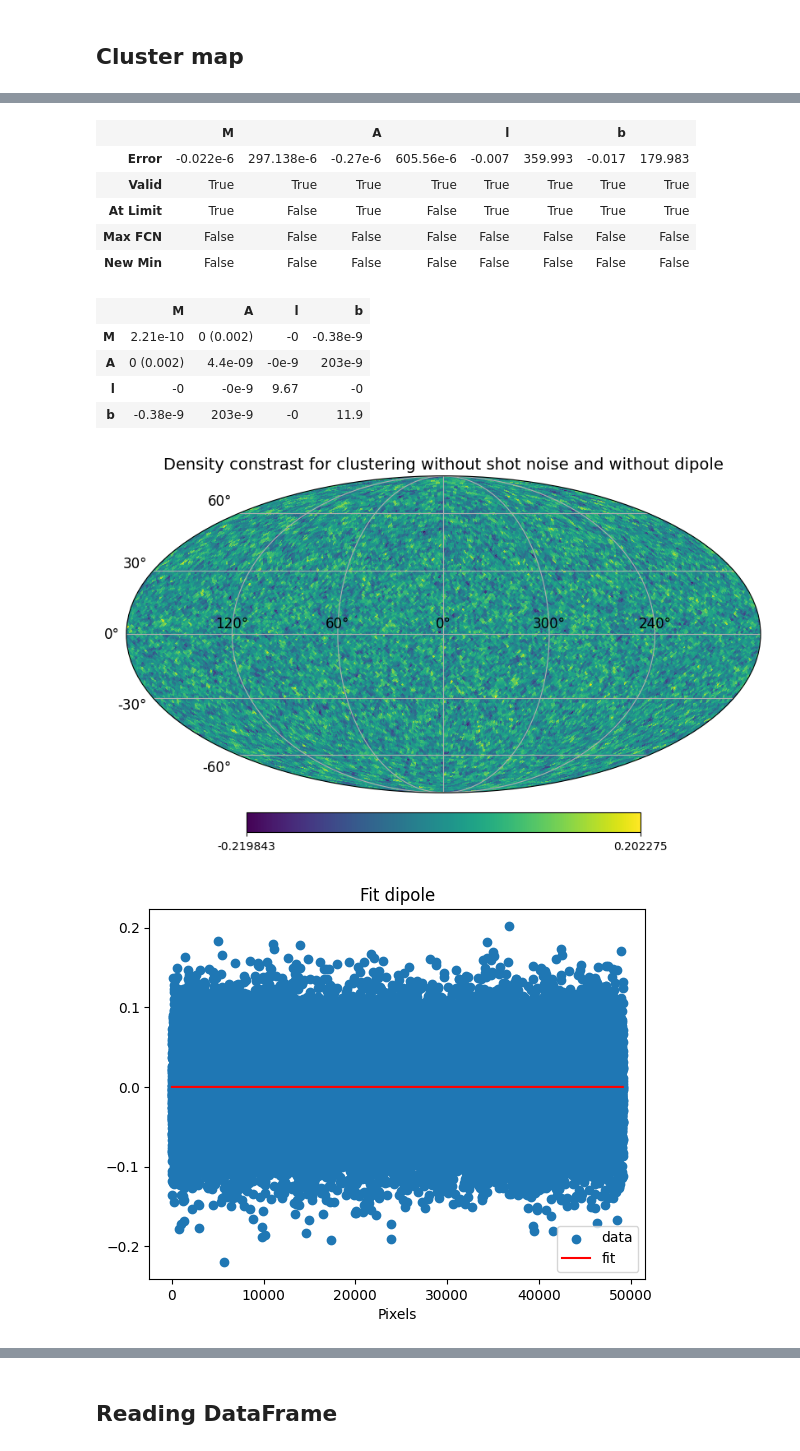
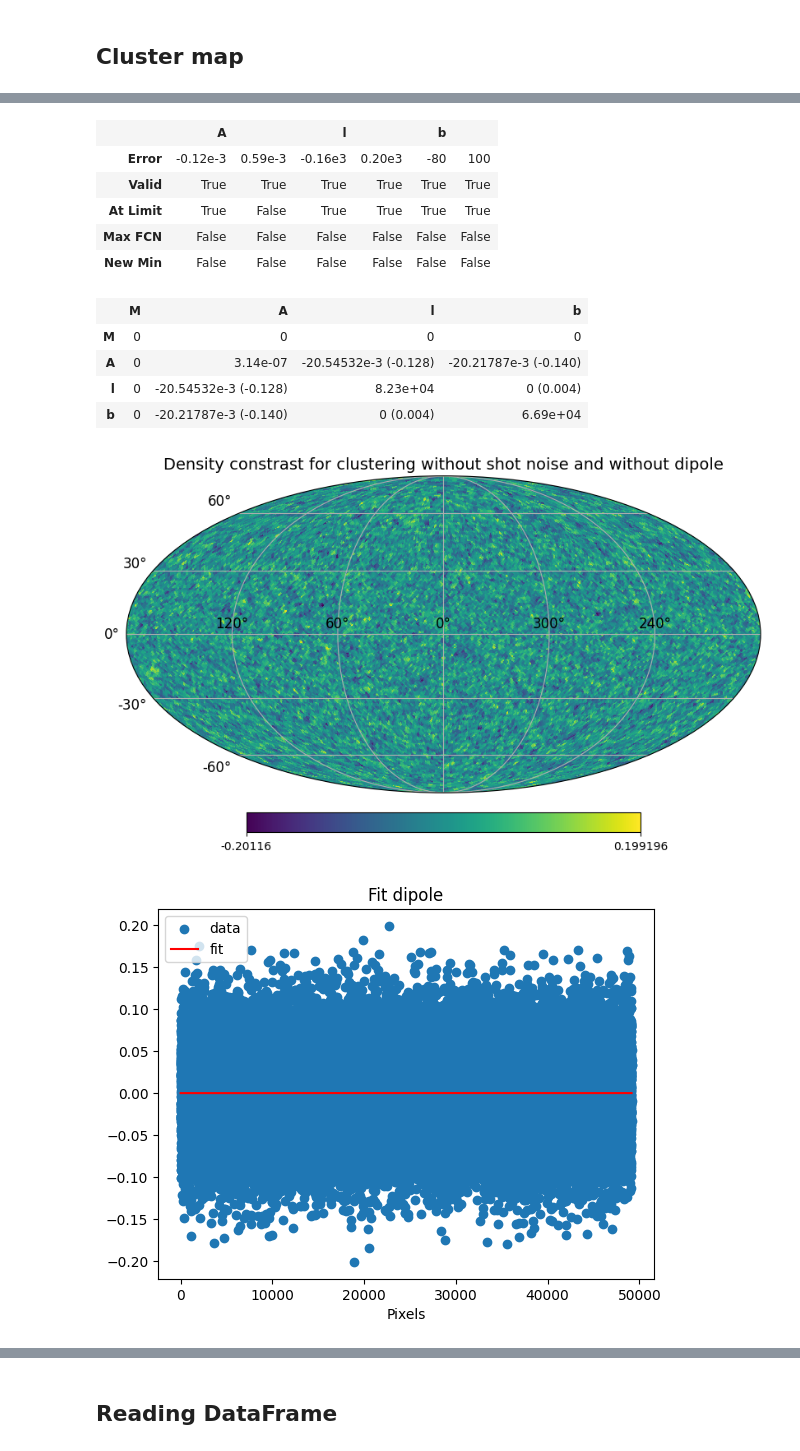
Before and after one commit to johannct/M2_Stage_Code, a Jupyter notebook: Simulation/Cluster_maps_Ntrial.ipynb, the cells around one changed output, grey strips where cells are left out. Cells and saved outputs as stored; diff of their text form; code cells hidden in the pictures.

```diff
--- a/Simulation/Cluster_maps_Ntrial.ipynb
+++ b/Simulation/Cluster_maps_Ntrial.ipynb
@@ -91,9 +91,9 @@ title="Density constrast for clustering without shot noise and without dipole"
 hp.projview(NSource_px_Cl, title=title, graticule=True, graticule_labels=True)
 
 model = lambda map, M, A, ra, dec : apply_dipole_MD(map, M, A, ra, dec, nest=nest, frame='icrs')
-init =  (1, 3, 20, 40)
+init =  (0, 3, 20, 40)
 names = ("M", "A", "l", "b")
-m = fit_dipole_err(model, NSource_px_Cl, init, names, bounds=([0, 0, 0, -90], [np.inf, 1, 360, 90]))
+m = fit_dipole_err(model, NSource_px_Cl, init, names, bounds=([0, 0, 0, -90], [np.inf, 1, 360, 90]), fixed="M")
 
 output_path = "Fit_Clusters/Clusters_NoDipole/Clusters_NoDipole_"
 sufix = "tests_fit"
@@ -118,14 +118,14 @@ Saving Dataframe results in Fit_Clusters/Clusters_NoDipole/Clusters_NoDipole_tes
-|  | M |  | A |  | l |  | b |  |
-| Error | -0.022e-6 | 297.138e-6 | -0.27e-6 | 605.56e-6 | -0.007 | 359.993 | -0.017 | 179.983 |
-| Valid | True | True | True | True | True | True | True | True |
-| At Limit | True | False | True | False | True | True | True | True |
-| Max FCN | False | False | False | False | False | False | False | False |
-| New Min | False | False | False | False | False | False | False | False |
+|  | A |  | l |  | b |  |
+| Error | -0.12e-3 | 0.59e-3 | -0.16e3 | 0.20e3 | -80 | 100 |
+| Valid | True | True | True | True | True | True |
+| At Limit | True | False | True | True | True | True |
+| Max FCN | False | False | False | False | False | False |
+| New Min | False | False | False | False | False | False |
 |  | M | A | l | b |
-| M | 2.21e-10 | 0 (0.002) | -0 | -0.38e-9 |
-| A | 0 (0.002) | 4.4e-09 | -0e-9 | 203e-9 |
-| l | -0 | -0e-9 | 9.67 | -0 |
-| b | -0.38e-9 | 203e-9 | -0 | 11.9 |
+| M | 0 | 0 | 0 | 0 |
+| A | 0 | 3.14e-07 | -20.54532e-3 (-0.128) | -20.21787e-3 (-0.140) |
+| l | 0 | -20.54532e-3 (-0.128) | 8.23e+04 | 0 (0.004) |
+| b | 0 | -20.21787e-3 (-0.140) | 0 (0.004) | 6.69e+04 |
-[figure, old version]
+[figure, new version]
-[figure, old version]
+[figure, new version]
 # %%
```
Also changed, not shown: parts of 19 cells of this notebook, 1 other file.
